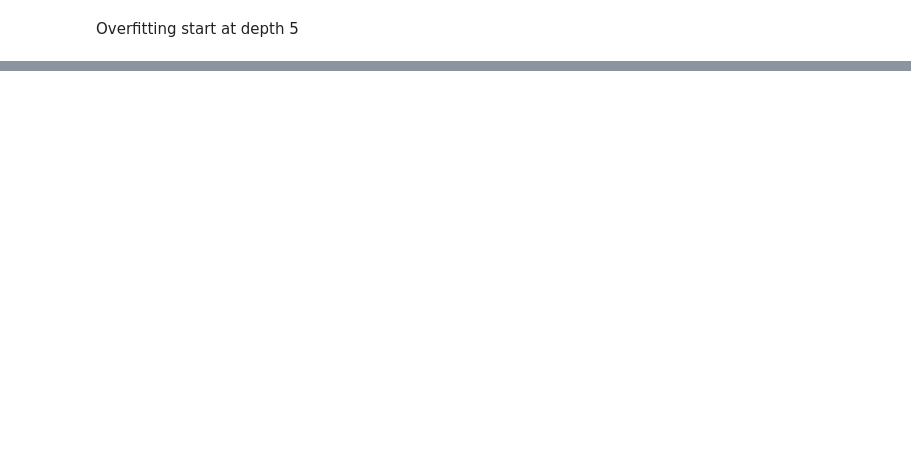
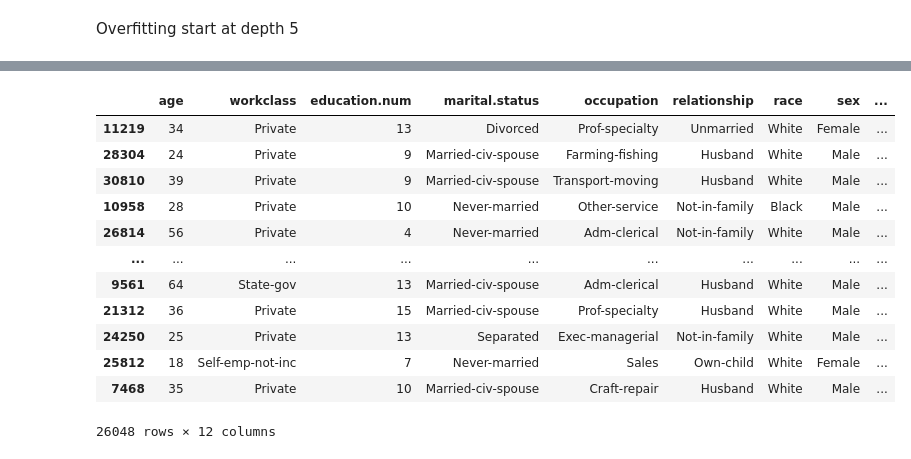
Before and after one commit to Redcoder815/Machine_learning_phitron, a Jupyter notebook: 53DecisionTreeAndRandomForestPracticeLastFive.ipynb, the cells around one changed output, grey strips where cells are left out. Saved outputs shown, nothing was run; the diff lists cells and outputs as text; code cells hidden in the pictures; blank space fills up the shorter version.

Commit message:
IQR with loop, loop in pipeline, where is overfitting start, impute column transformer and standard scaler, column transformer remainder passthrough, gridsearch on random forest

```diff
--- a/53DecisionTreeAndRandomForestPracticeLastFive.ipynb
+++ b/53DecisionTreeAndRandomForestPracticeLastFive.ipynb
@@ -230,0 +329,21 @@ Overfitting start at depth 5
+# %%
+imputer_transformer  = ColumnTransformer(
+    transformers=[
+        ('missing_values_one_hot_encoder', missing_values_one_hot_encoder, ['workclass', 'occupation', 'native.country']),
+        ('one_hot_encoder',one_hot_encoder,['marital.status', 'relationship', 'race', 'sex'])
+    ],
+    remainder='passthrough',
+    verbose_feature_names_out = False
+)
+
+# imputer_transformer.set_output(transform='pandas')
+
+# imputer_transformer.fit(X_train)
+
+# X_train = imputer_transformer.transform(X_train)
+# X_test = imputer_transformer.transform(X_test)
+
+# imputer_transformer
+# %%
+X_train.drop(columns=['education', 'fnlwgt'], axis = 1, inplace = True)
+X_test.drop(columns=['education', 'fnlwgt'], axis = 1, inplace = True)
@@ -230,0 +353,22 @@ Overfitting start at depth 5
+# %%
+from sklearn.pipeline import Pipeline
+
+grid_param={
+    "classifier__n_estimators" : [50, 100, 200],
+    "classifier__max_features" : ['sqrt','log2'],
+    "classifier__max_depth" : [5, 10, 20, None]
+}
+
+pipeline_rf = Pipeline(steps=[
+    ('preprocessor', imputer_transformer), # Use the existing imputer_transformer
+    ('classifier', RandomForestClassifier(random_state=42)) # RandomForest needs a random_state for reproducibility
+])
+
+grid_search_RF = GridSearchCV(
+    estimator = pipeline_rf, # Use the pipeline as the estimator
+    param_grid = grid_param,
+    cv = 5,
+    error_score='raise' # Added for better debugging
+)
+
+grid_search_RF.fit(X_train,y_train)
@@ -230,0 +398,16 @@ Overfitting start at depth 5
+# %%
+X_train
+# %% [output]
+|  | age | workclass | education.num | marital.status | occupation | relationship | race | sex | ... |
+| 11219 | 34 | Private | 13 | Divorced | Prof-specialty | Unmarried | White | Female | ... |
+| 28304 | 24 | Private | 9 | Married-civ-spouse | Farming-fishing | Husband | White | Male | ... |
+| 30810 | 39 | Private | 9 | Married-civ-spouse | Transport-moving | Husband | White | Male | ... |
+| 10958 | 28 | Private | 10 | Never-married | Other-service | Not-in-family | Black | Male | ... |
+| 26814 | 56 | Private | 4 | Never-married | Adm-clerical | Not-in-family | White | Male | ... |
+| ... | ... | ... | ... | ... | ... | ... | ... | ... | ... |
+| 9561 | 64 | State-gov | 13 | Married-civ-spouse | Adm-clerical | Husband | White | Male | ... |
+| 21312 | 36 | Private | 15 | Married-civ-spouse | Prof-specialty | Husband | White | Male | ... |
+| 24250 | 25 | Private | 13 | Separated | Exec-managerial | Not-in-family | White | Male | ... |
+| 25812 | 18 | Self-emp-not-inc | 7 | Never-married | Sales | Own-child | White | Female | ... |
+| 7468 | 35 | Private | 10 | Married-civ-spouse | Craft-repair | Husband | White | Male | ... |
+26048 rows × 12 columns
```
Also changed, not shown: parts of 24 cells of this notebook.
